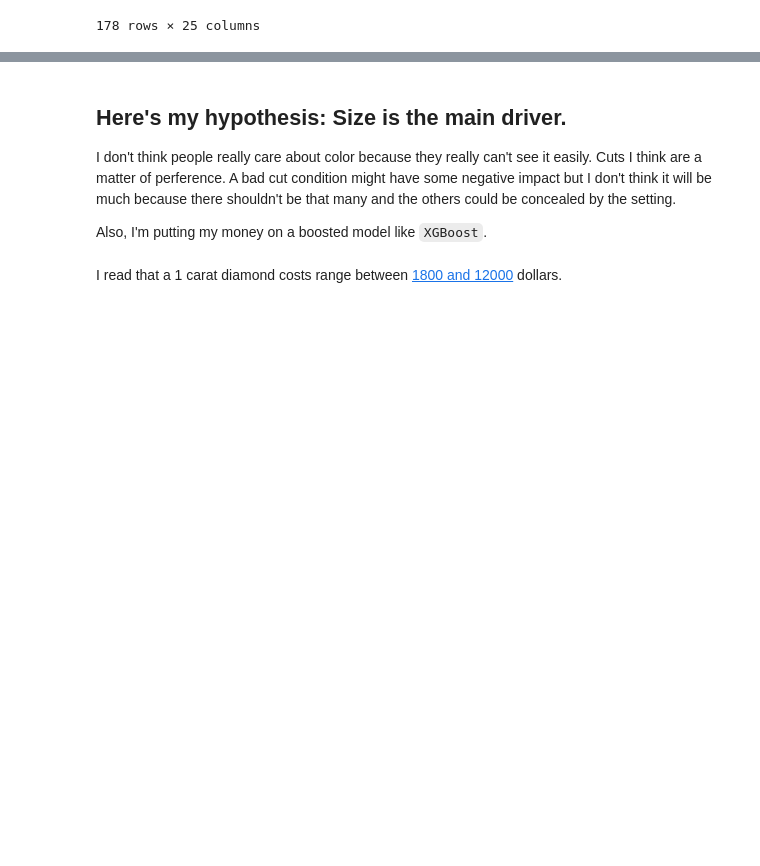
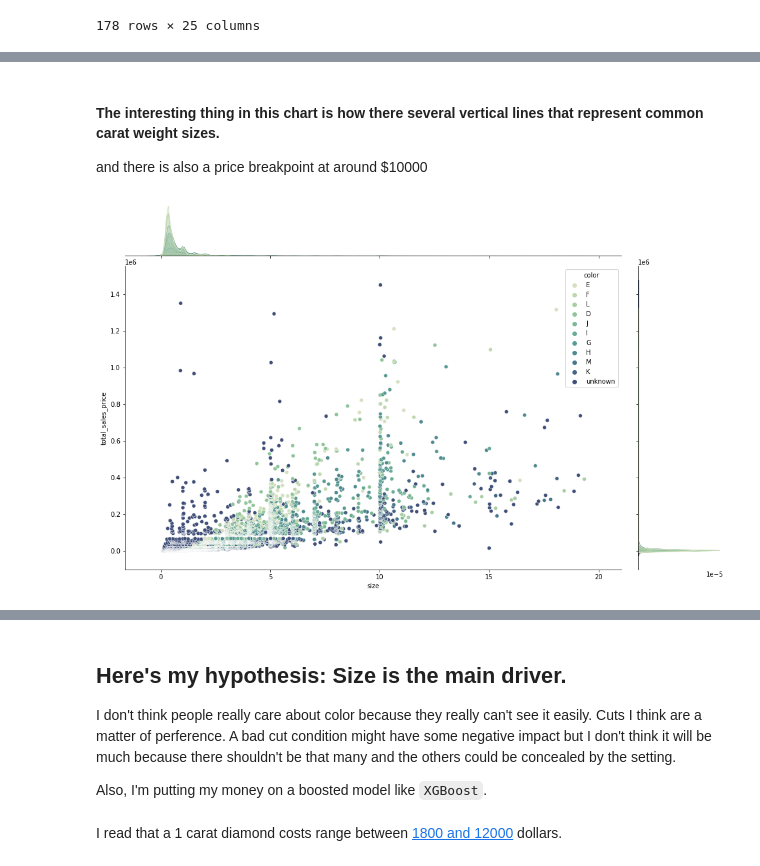
Before and after one commit to Little-PyProjects/Bees, a Jupyter notebook: Diamonds/notebooks/EDA.ipynb, the cells around one changed output, grey strips where cells are left out. Saved outputs shown, nothing was run; the diff lists cells and outputs as text; code cells hidden in the pictures; blank space fills up the shorter version.

```diff
--- a/Diamonds/notebooks/EDA.ipynb
+++ b/Diamonds/notebooks/EDA.ipynb
@@ -197,0 +203,8 @@ sm_colored
+# %% [markdown]
+#### The interesting thing in this chart is how there several vertical lines that represent common carat weight sizes.
+and there is also a price breakpoint at around $10000
+# %%
+g= sns.jointplot(data=df, x="size", y="total_sales_price", hue="color")
+g.figure.set_size_inches(15, 9)
+# %% [output]
+[figure, added]
```
Also changed, not shown: parts of 3 cells of this notebook.
